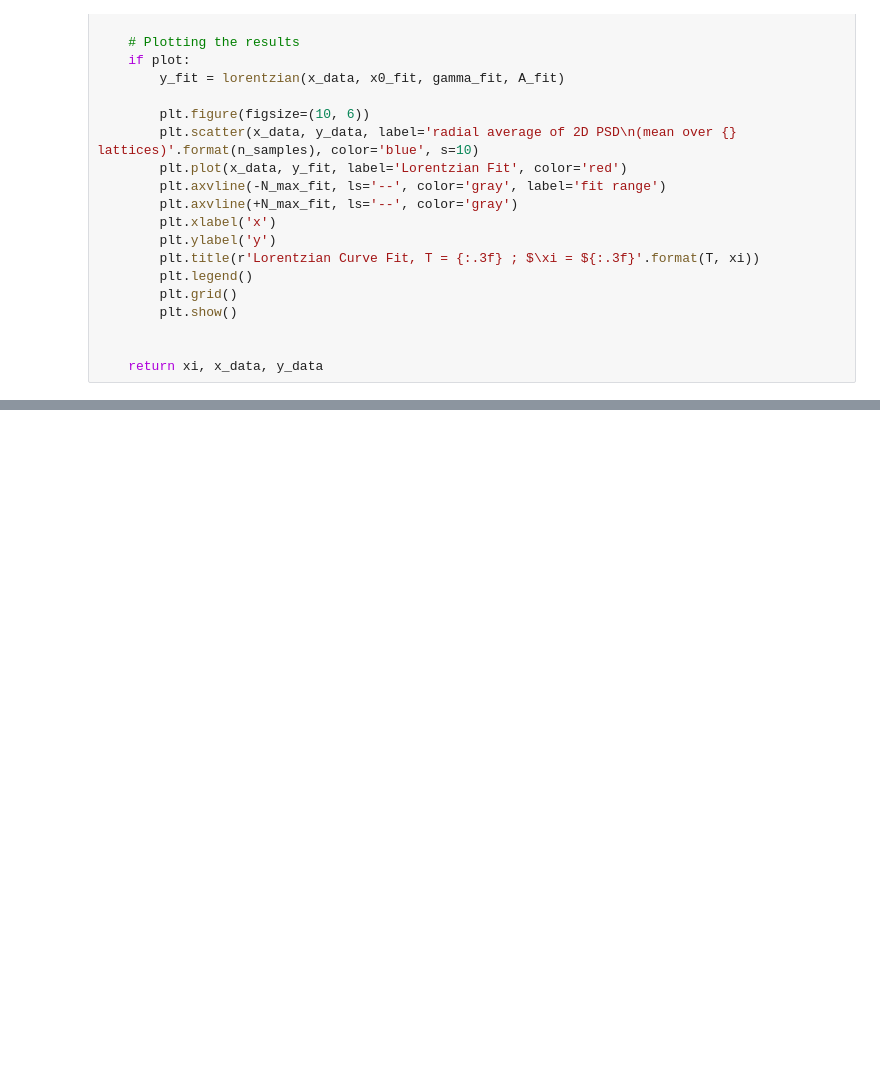
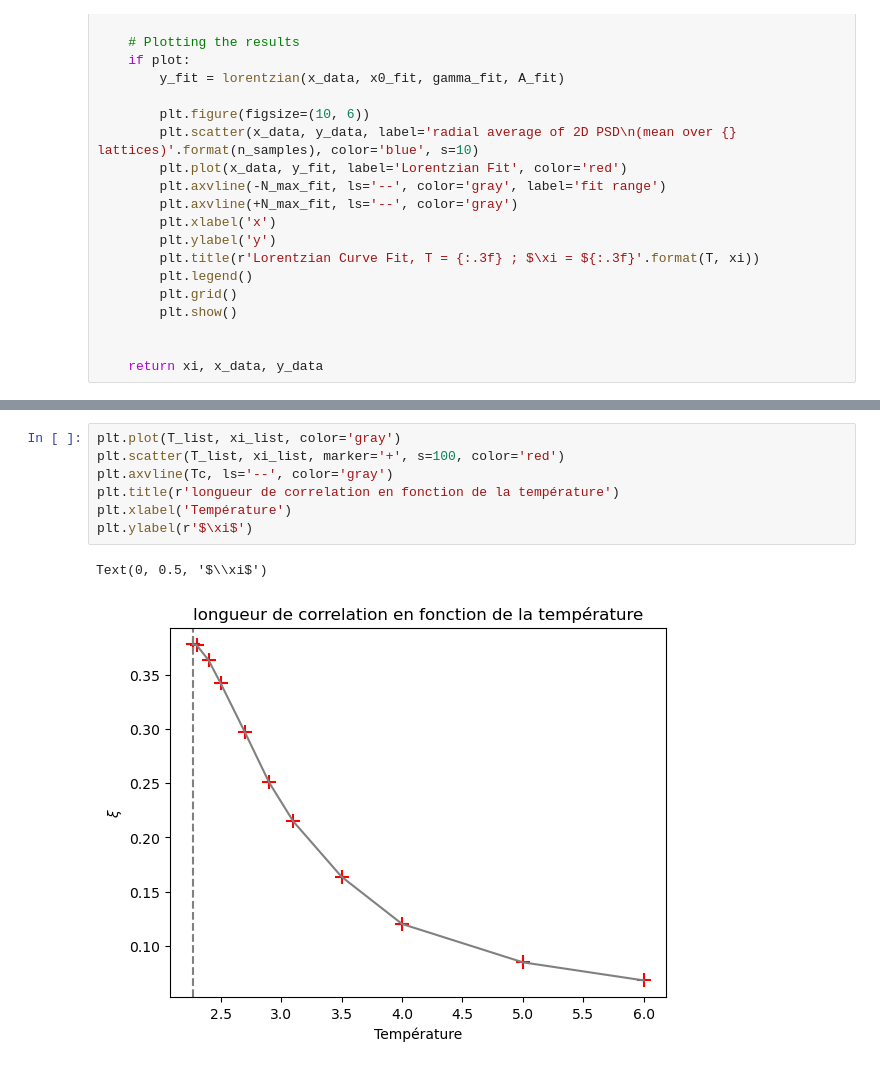
Before and after one commit to bouxdecl/2024_M1_PhyNum_IsingModel, a Jupyter notebook: Ising_lenght_correlation.ipynb, the cells around one changed output, grey strips where cells are left out. Drawn from its saved outputs; the diff is of its cells as text; blank space fills up the shorter version.

```diff
--- a/Ising_lenght_correlation.ipynb
+++ b/Ising_lenght_correlation.ipynb
@@ -201,0 +154,10 @@ avg_S = sum_S/n
+# %%
+plt.plot(T_list, xi_list, color='gray')
+plt.scatter(T_list, xi_list, marker='+', s=100, color='red')
+plt.axvline(Tc, ls='--', color='gray')
+plt.title(r'longueur de correlation en fonction de la température')
+plt.xlabel('Température')
+plt.ylabel(r'$\xi$')
+# %% [output]
+Text(0, 0.5, '$\\xi$')
+[figure, added]
```
Also changed, not shown: parts of 12 cells of this notebook, 1 other file.
